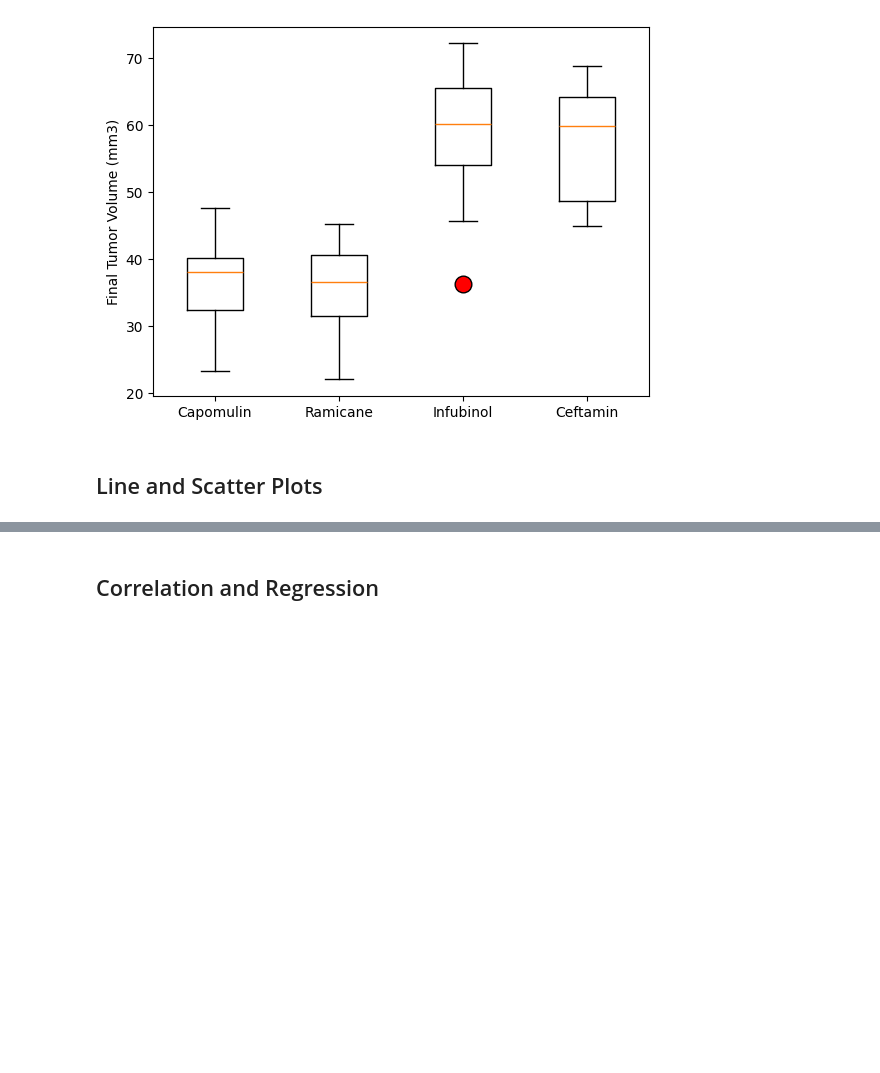
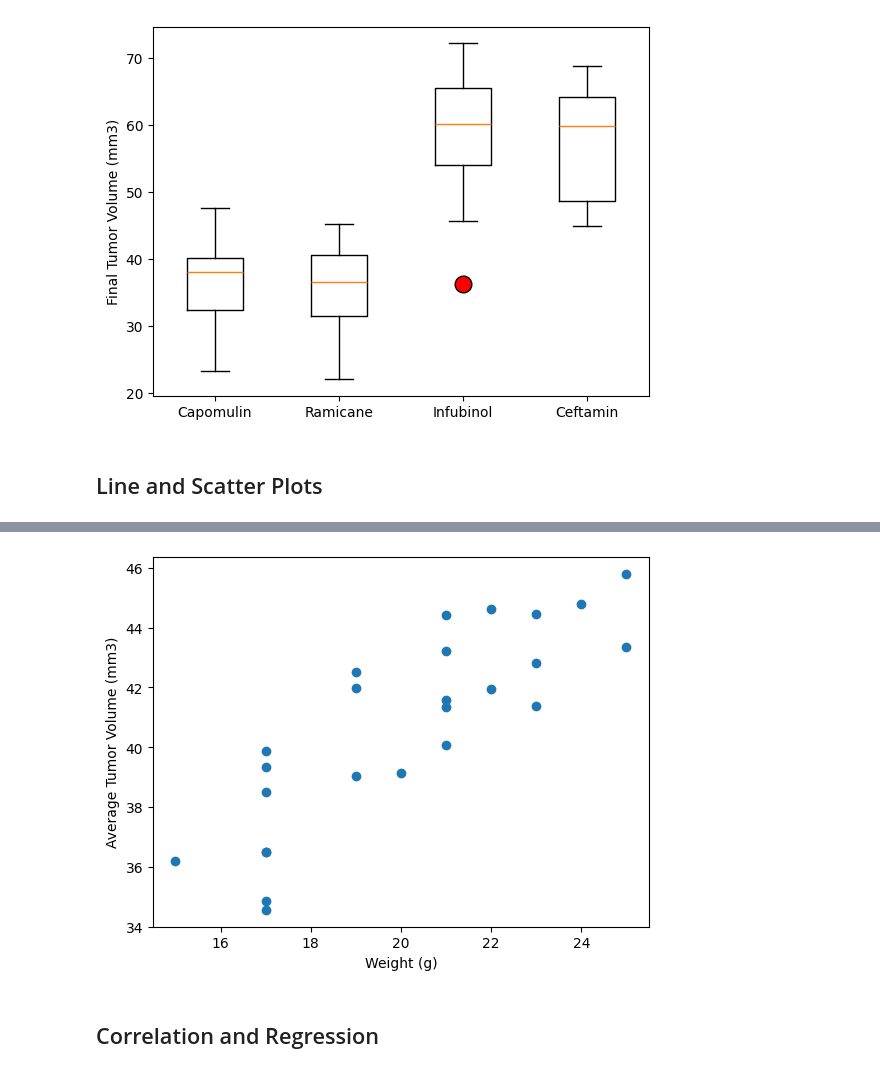
Before and after one commit to mdg1317/matplotlib-challenge, a Jupyter notebook: pymaceuticals_starter.ipynb, the cells around one changed output, grey strips where cells are left out. Cells and saved outputs as stored; diff of their text form; code cells hidden in the pictures; blank space fills up the shorter version.

```diff
--- a/pymaceuticals_starter.ipynb
+++ b/pymaceuticals_starter.ipynb
@@ -207,3 +209,13 @@ plt.show()
+# %%
+# Generate a scatter plot of mouse weight vs. the average observed tumor volume for the entire Capomulin regimen
+capomulin_data = clean_df.loc[clean_df["Drug Regimen"] == "Capomulin"].groupby(["Mouse ID", "Weight (g)"])["Tumor Volume (mm3)"].mean()
+x_axis = [capomulin_data.index[x][1] for x in range(len(capomulin_data))]
+y_axis = [capomulin_data.iloc[x] for x in range(len(capomulin_data))]
+plt.scatter(x_axis, y_axis);
+plt.xlabel("Weight (g)");
+plt.ylabel("Average Tumor Volume (mm3)");
+# %% [output]
+[figure, added]
 # %% [markdown]
 ## Correlation and Regression
 # %%
```
Also changed, not shown: parts of 2 cells of this notebook.
